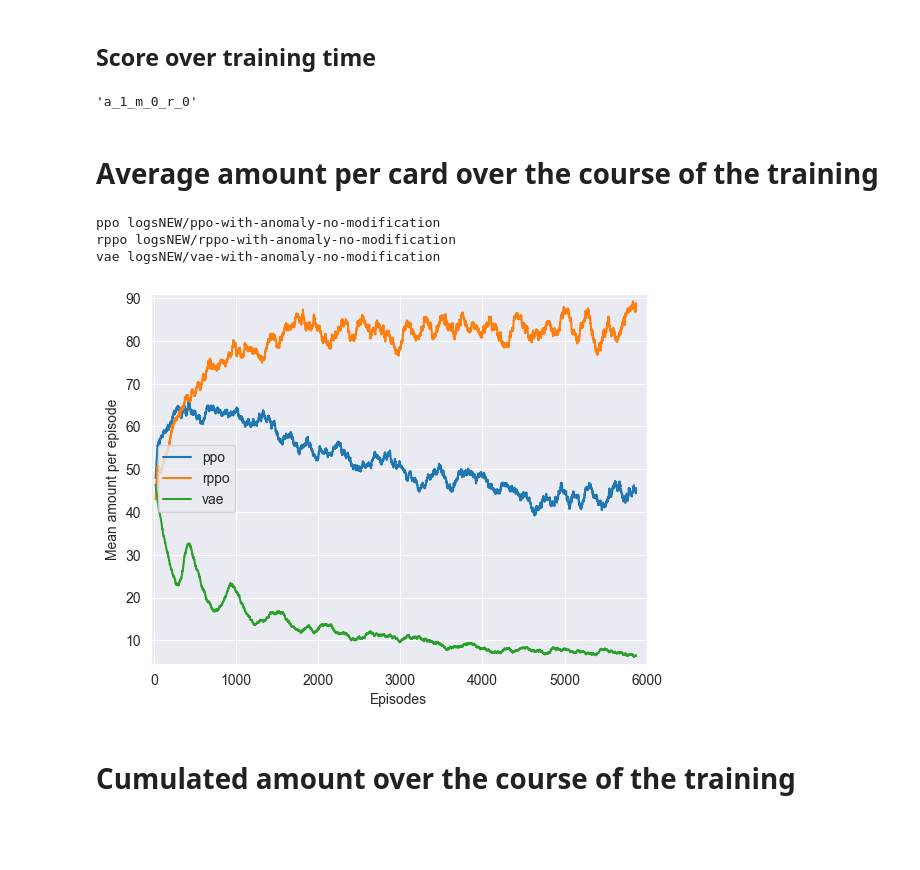
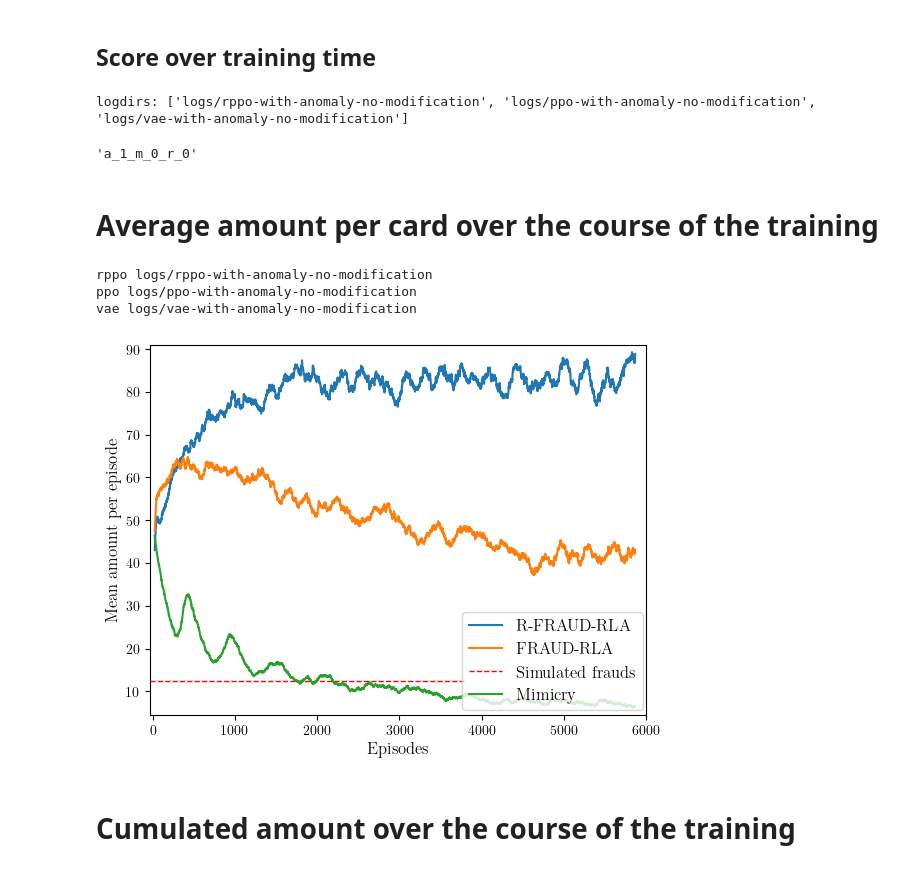
Before and after one commit to FaramirHurin/RL_Attack_September24, a Jupyter notebook: agents-comparison.ipynb, the cells around one changed output. Saved outputs shown, nothing was run; the diff lists cells and outputs as text; code cells hidden in the pictures; blank space fills up the shorter version.

Commit message:
Plots

```diff
--- a/agents-comparison.ipynb
+++ b/agents-comparison.ipynb
@@ -9,66 +3,83 @@ sys.path.append(os.path.abspath("src"))
 # %%
 import numpy as np
 import os
+import sys
+import matplotlib.pyplot as plt
+
+# Adds the 'src' directory to the python path
+sys.path.append(os.path.abspath("src"))
+plt.rcParams.update(
+    {
+        "text.usetex": True,  # Set to False to disable LaTeX rendering
+        "font.family": "serif",
+        #'font.serif': ['Latin Modern Roman'],  # Replace with the specific font used in your beamer poster
+        #'font.sans-serif': ['Latin Modern Sans'],
+        "font.size": 10,  # in beamer
+    }
+)
+
 
 anomaly = True
 modification = False
 retrain = False
+LEGEND = {
+    "ppo": "FRAUD-RLA",
+    "rppo": "R-FRAUD-RLA",
+    "vae": "Mimicry",
+}
 
-def logdirs(anomaly: bool, modification: bool, retrain_every=None):
-    a_str = "with-anomaly" if anomaly else "no-anomaly"
-    m_str = "with-modification" if modification else "no-modification"
-    mod_str = "retrain-30d"
-    if retrain:
-        return {algo: os.path.join( 'logsNEW', f"{algo}-{a_str}-{m_str}-{mod_str}") for algo in ("ppo", "rppo", "vae")}
-    else:
-        return {algo: os.path.join( 'logsNEW', f"{algo}-{a_str}-{m_str}") for algo in ("ppo", "rppo", "vae")}
+a_str = "with-anomaly" if anomaly else "no-anomaly"
+m_str = "with-modification" if modification else "no-modification"
+mod_str = "-retrain-30d" if retrain else ""
+logdirs = {
+    algo: os.path.join("logs", f"{algo}-{a_str}-{m_str}{mod_str}") for algo in ("rppo", "ppo", "vae")
+}
 
 
 def moving_average(data, window_size: int):
     """Compute the moving average of a 1D array."""
     return np.convolve(data, np.ones(window_size) / window_size, mode="valid")
 
-
+print("logdirs:", list(logdirs.values()))
 prename = f"a_{int(anomaly)}_m_{int(modification)}_r_{int(retrain)}"
 prename
 # %% [output]
-'a_1_m_0_r_0'
+logdirs: ['logs/rppo-with-anomaly-no-modification', 'logs/ppo-with-anomaly-no-modification', 'logs/vae-with-anomaly-no-modification']
+'a_1_m_0_r_0'
 # %% [markdown]
 # Average amount per card over the course of the training
 # %%
 import matplotlib.pyplot as plt
 from src.experiment import Experiment
 
-SKIPVAE=False
 
 window_size = 100
-for label, logdir in logdirs(anomaly, modification).items():
+for label in ("rppo", "ppo", "baseline", "vae"):
+    if label == "baseline":
+        plt.axhline(y=12.4, xmax=0.635, color="r", linestyle="--", linewidth=1, label="Simulated frauds")
+        continue
+    logdir = logdirs[label]
     print(label, logdir)
-    if label=='vae' and SKIPVAE:
-        continue
     exp = Experiment.load(logdir)
     mean, _ = exp.mean_std_amounts_over_time
     mean = moving_average(mean, window_size)
-    # std = moving_average(std, window_size)
-    # ci95 = 1.96 * std / np.sqrt(exp.n_runs)
     mean[:20] = np.nan
     mean[-30:] = np.nan
+    plt.plot(mean, label=LEGEND[label])
 
-    plt.plot(mean, label=label)
-    #plt.fill_between(range(len(mean)), mean - ci95, mean + ci95, alpha=0.2)
-plt.legend()
 
+plt.legend(fontsize=12, bbox_to_anchor=(1.01, 0.3), loc="upper right")
 plt.margins(x=0.01, y=0.02)
 plt.xticks([0, 1000, 2000, 3000, 4000, 5000, 6000])
-plt.xlabel("Episodes")
-plt.ylabel("Mean amount per episode")
-plt.savefig(f"results/amount-over-time_anomaly_{prename}.pdf")
+plt.xlabel("Episodes", fontsize=12)
+plt.ylabel("Mean amount per episode", fontsize=12)
+plt.savefig(f"results/amount-over-time_{prename}.pdf")
 plt.show()
 # %% [output]
-ppo logsNEW/ppo-with-anomaly-no-modification
-rppo logsNEW/rppo-with-anomaly-no-modification
-vae logsNEW/vae-with-anomaly-no-modification
+rppo logs/rppo-with-anomaly-no-modification
+ppo logs/ppo-with-anomaly-no-modification
+vae logs/vae-with-anomaly-no-modification
-[figure, old version]
+[figure, new version]
 # %% [markdown]
 # Cumulated amount over the course of the training
 # %%
```
Also changed, not shown: parts of 11 cells of this notebook, 1 other file.
